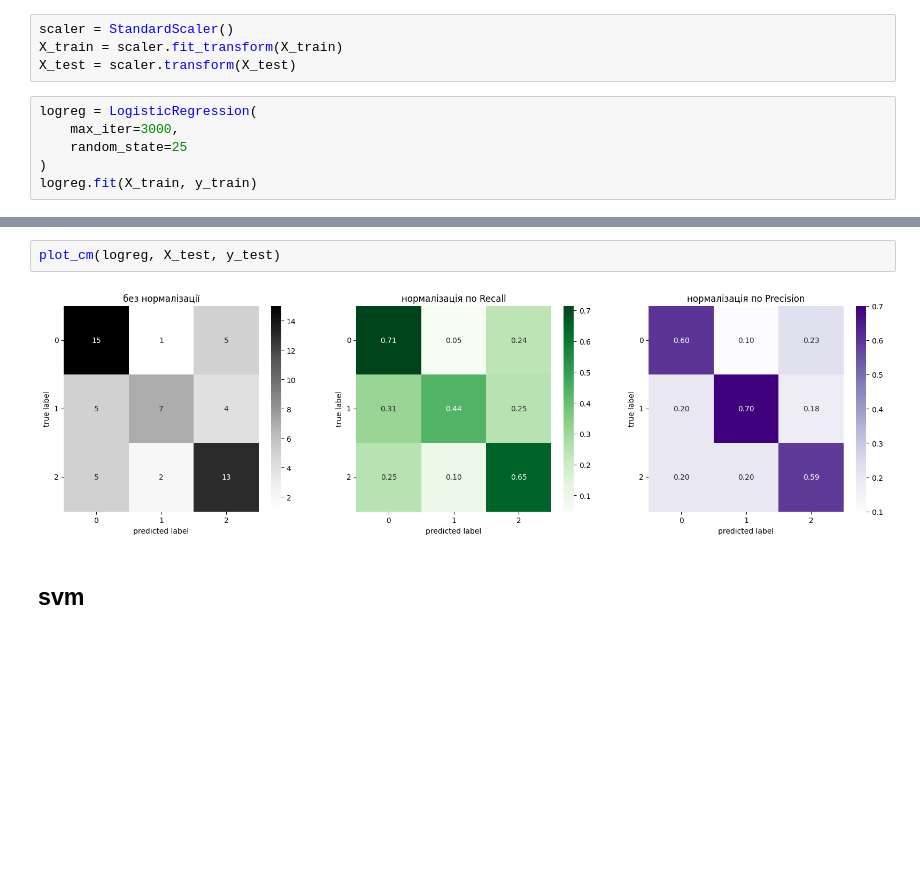
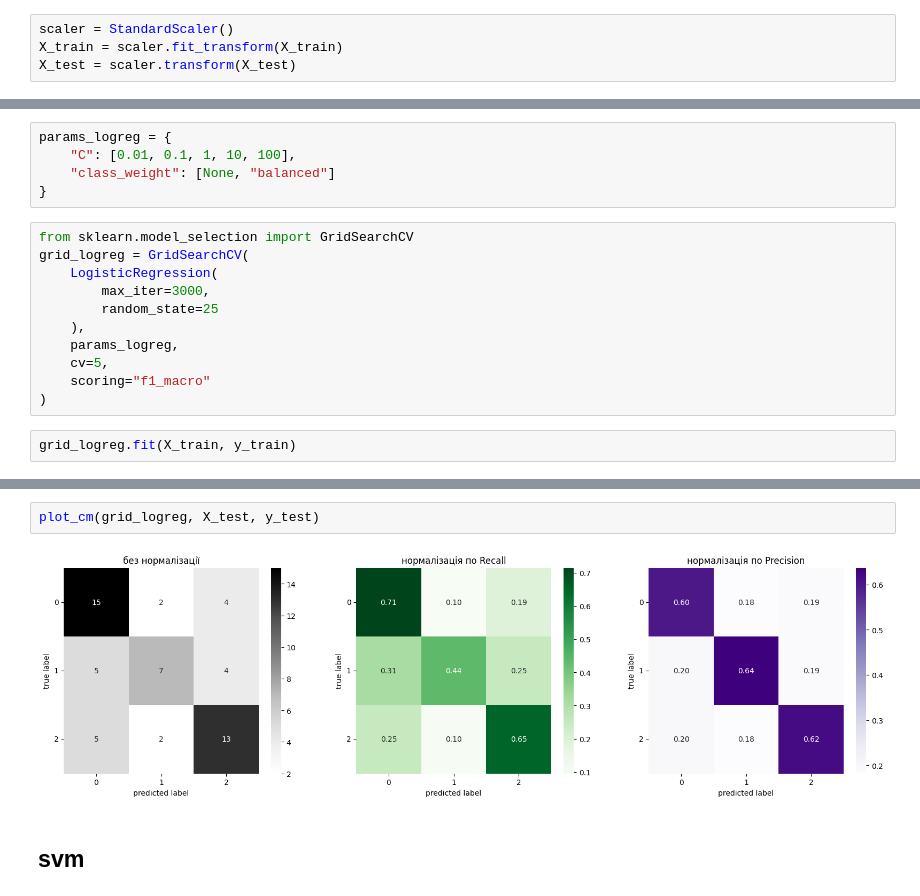
Before and after one commit to TetianaSoroka/kr_sounds_classifier, a Jupyter notebook: project/mn.ipynb, the cells around one changed output, grey strips where cells are left out. Saved outputs shown, nothing was run; the diff lists cells and outputs as text; blank space fills up the shorter version.

Commit message:
Add logistic regression tuning

```diff
--- a/project/mn.ipynb
+++ b/project/mn.ipynb
@@ -392,9 +394,3 @@ X_train, X_test, y_train, y_test = train_test_split(
 scaler = StandardScaler()
 X_train = scaler.fit_transform(X_train)
 X_test = scaler.transform(X_test)
-# %%
-logreg = LogisticRegression(
-    max_iter=3000,
-    random_state=25
-)
-logreg.fit(X_train, y_train)
@@ -402,0 +397,18 @@ LogisticRegression(max_iter=3000, random_state=25)
+# %%
+params_logreg = {
+    "C": [0.01, 0.1, 1, 10, 100],
+    "class_weight": [None, "balanced"]
+}
+# %%
+from sklearn.model_selection import GridSearchCV
+grid_logreg = GridSearchCV(
+    LogisticRegression(
+        max_iter=3000,
+        random_state=25
+    ),
+    params_logreg,
+    cv=5,
+    scoring="f1_macro"
+)
+# %%
+grid_logreg.fit(X_train, y_train)
@@ -416,8 +433,8 @@ air vehicles       0.60      0.71      0.65        21
 weighted avg       0.62      0.61      0.61        57
 # %%
-plot_cm(logreg, X_test, y_test)
+plot_cm(grid_logreg, X_test, y_test)
 # %% [output]
-[figure, old version]
+[figure, new version]
 # %% [markdown]
 ## svm
 # %% [markdown]
```
Also changed, not shown: parts of 5 cells of this notebook.
